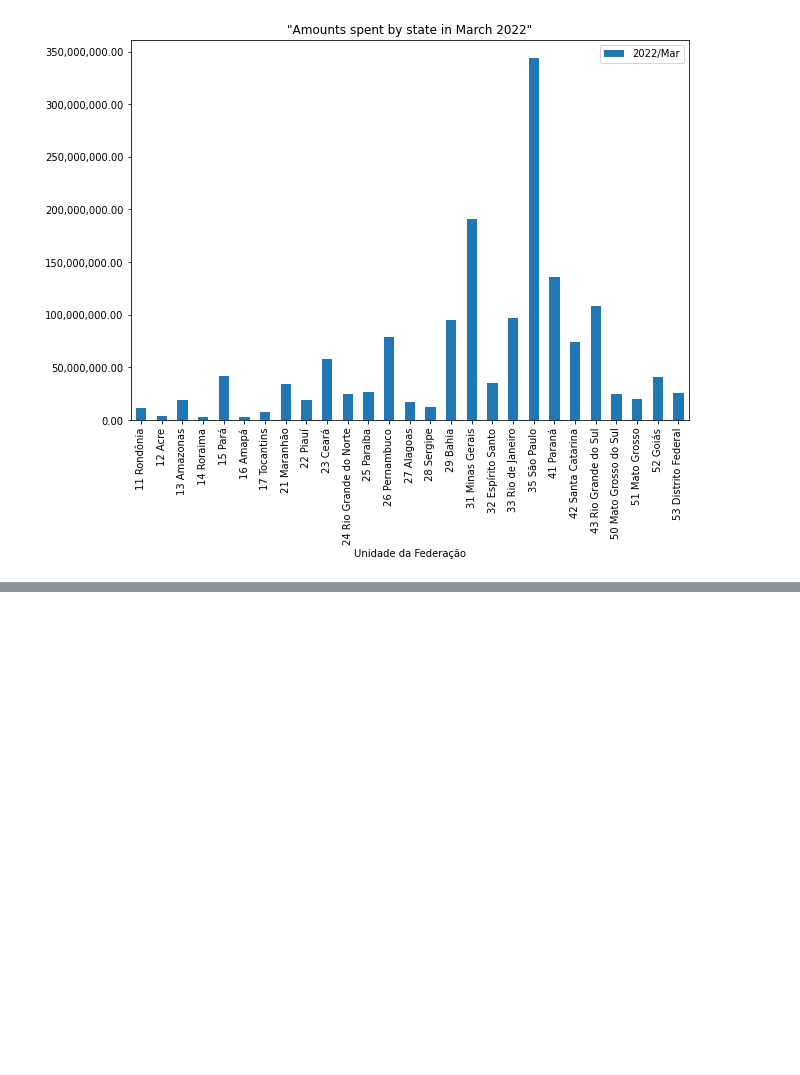
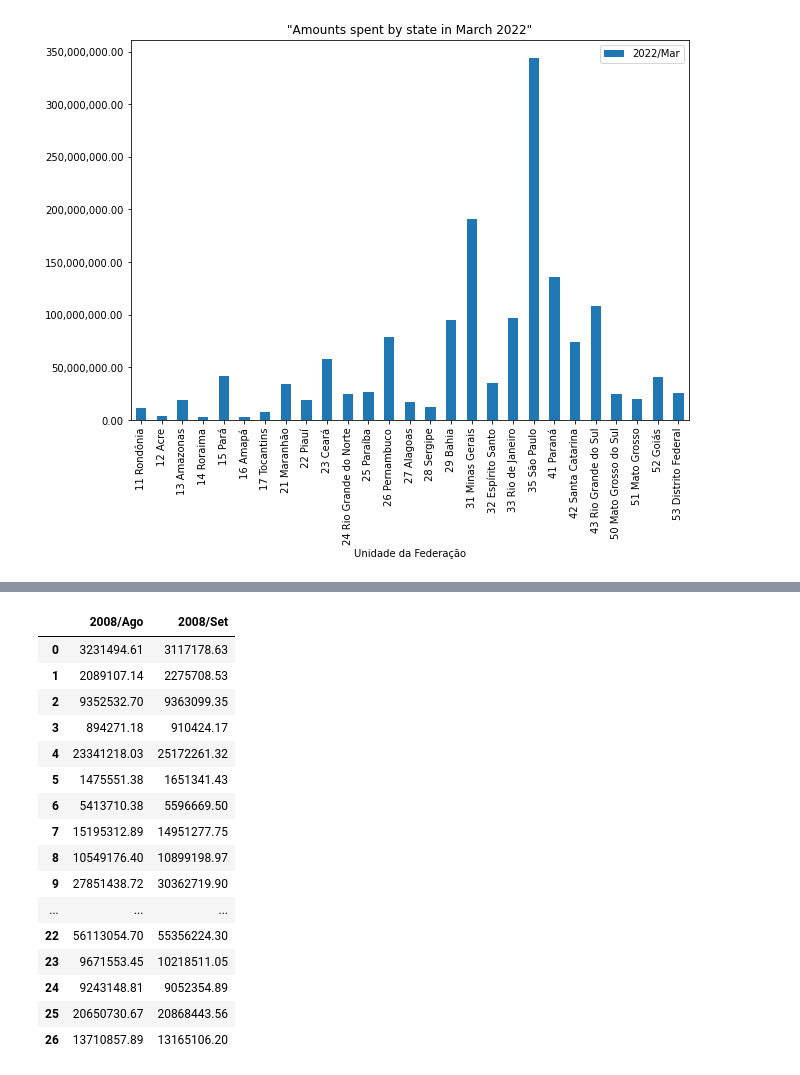
Before and after one commit to paulo-lins/EDA_datasus, a Jupyter notebook: EDA_tabnet.ipynb, the cells around one changed output, grey strips where cells are left out. Drawn from its saved outputs; the diff is of its cells as text; code cells hidden in the pictures; blank space fills up the shorter version.

```diff
--- a/EDA_tabnet.ipynb
+++ b/EDA_tabnet.ipynb
@@ -161,0 +180,23 @@ Text(0.5, 1.0, '"Amounts spent by state in March 2022"')
+# %%
+# let´s take a look at two dates, 2008/Ago and 2008/Set
+# Note: for this we will need to use this syntax tabnet_data[["2008/Aug", "2008/Sep"]] so we slice our dataframe into just two dates
+
+tabnet_data[["2008/Ago", "2008/Set"]].head()
+# %% [output]
+|  | 2008/Ago | 2008/Set |
+| 0 | 3231494.61 | 3117178.63 |
+| 1 | 2089107.14 | 2275708.53 |
+| 2 | 9352532.70 | 9363099.35 |
+| 3 | 894271.18 | 910424.17 |
+| 4 | 23341218.03 | 25172261.32 |
+| 5 | 1475551.38 | 1651341.43 |
+| 6 | 5413710.38 | 5596669.50 |
+| 7 | 15195312.89 | 14951277.75 |
+| 8 | 10549176.40 | 10899198.97 |
+| 9 | 27851438.72 | 30362719.90 |
+| ... | ... | ... |
+| 22 | 56113054.70 | 55356224.30 |
+| 23 | 9671553.45 | 10218511.05 |
+| 24 | 9243148.81 | 9052354.89 |
+| 25 | 20650730.67 | 20868443.56 |
+| 26 | 13710857.89 | 13165106.20 |
```
Also changed, not shown: parts of 7 cells of this notebook.
